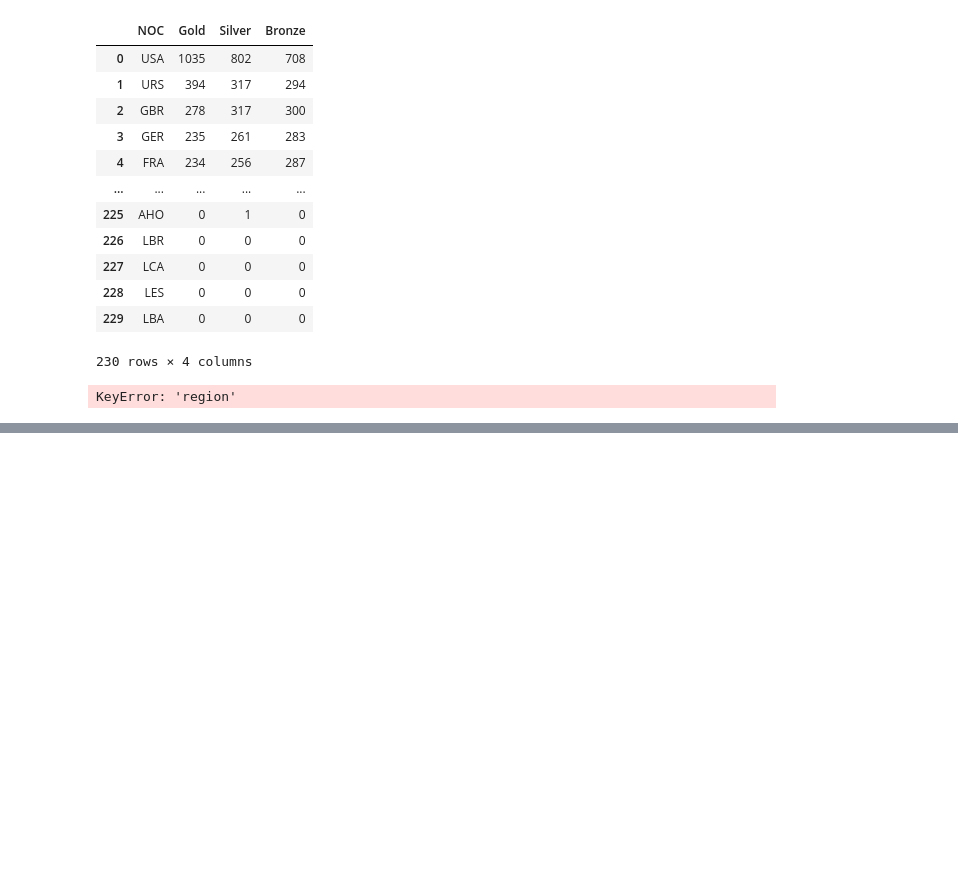
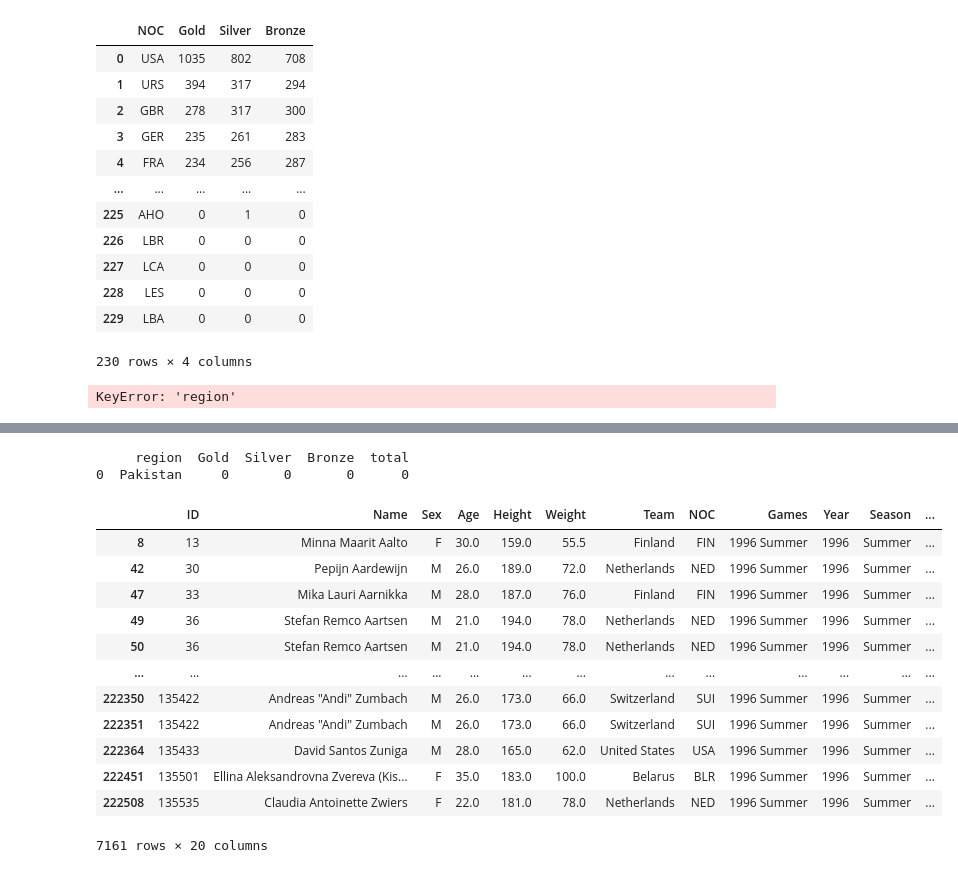
Before and after one commit to Razakhan143/Data-Science, a Jupyter notebook: Data Analysis/Analysis on olympic/Olympic_Analysis.ipynb, the cells around one changed output, grey strips where cells are left out. Cells and saved outputs as stored; diff of their text form; code cells hidden in the pictures; blank space fills up the shorter version.

Commit message:
add country function

```diff
--- a/Data Analysis/Analysis on olympic/Olympic_Analysis.ipynb
+++ b/Data Analysis/Analysis on olympic/Olympic_Analysis.ipynb
@@ -166,0 +261,5 @@ years.sort()
+# %%
+fetch_medal_tally(year=1996,country='Pakistan')
+# %% [output]
+     region  Gold  Silver  Bronze  total
+0  Pakistan     0       0       0      0
@@ -166,0 +268,16 @@ years.sort()
+# %%
+medal_tally[medal_tally['Year']==1996]
+# %% [output]
+|  | ID | Name | Sex | Age | Height | Weight | Team | NOC | Games | Year | Season | ... |
+| 8 | 13 | Minna Maarit Aalto | F | 30.0 | 159.0 | 55.5 | Finland | FIN | 1996 Summer | 1996 | Summer | ... |
+| 42 | 30 | Pepijn Aardewijn | M | 26.0 | 189.0 | 72.0 | Netherlands | NED | 1996 Summer | 1996 | Summer | ... |
+| 47 | 33 | Mika Lauri Aarnikka | M | 28.0 | 187.0 | 76.0 | Finland | FIN | 1996 Summer | 1996 | Summer | ... |
+| 49 | 36 | Stefan Remco Aartsen | M | 21.0 | 194.0 | 78.0 | Netherlands | NED | 1996 Summer | 1996 | Summer | ... |
+| 50 | 36 | Stefan Remco Aartsen | M | 21.0 | 194.0 | 78.0 | Netherlands | NED | 1996 Summer | 1996 | Summer | ... |
+| ... | ... | ... | ... | ... | ... | ... | ... | ... | ... | ... | ... | ... |
+| 222350 | 135422 | Andreas "Andi" Zumbach | M | 26.0 | 173.0 | 66.0 | Switzerland | SUI | 1996 Summer | 1996 | Summer | ... |
+| 222351 | 135422 | Andreas "Andi" Zumbach | M | 26.0 | 173.0 | 66.0 | Switzerland | SUI | 1996 Summer | 1996 | Summer | ... |
+| 222364 | 135433 | David Santos Zuniga | M | 28.0 | 165.0 | 62.0 | United States | USA | 1996 Summer | 1996 | Summer | ... |
+| 222451 | 135501 | Ellina Aleksandrovna Zvereva (Kis... | F | 35.0 | 183.0 | 100.0 | Belarus | BLR | 1996 Summer | 1996 | Summer | ... |
+| 222508 | 135535 | Claudia Antoinette Zwiers | F | 22.0 | 181.0 | 78.0 | Netherlands | NED | 1996 Summer | 1996 | Summer | ... |
+7161 rows × 20 columns
```
Also changed, not shown: parts of 10 cells of this notebook.
